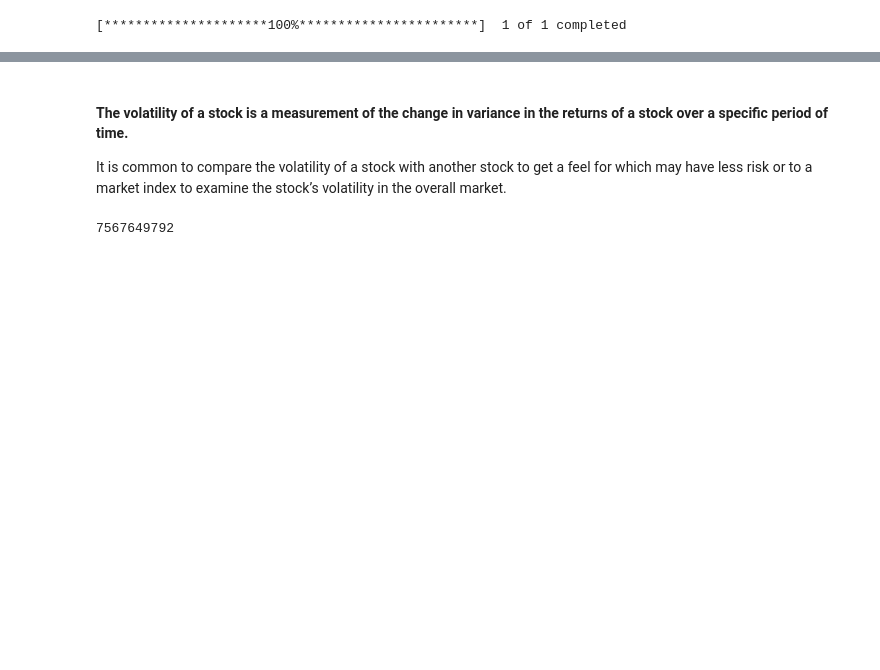
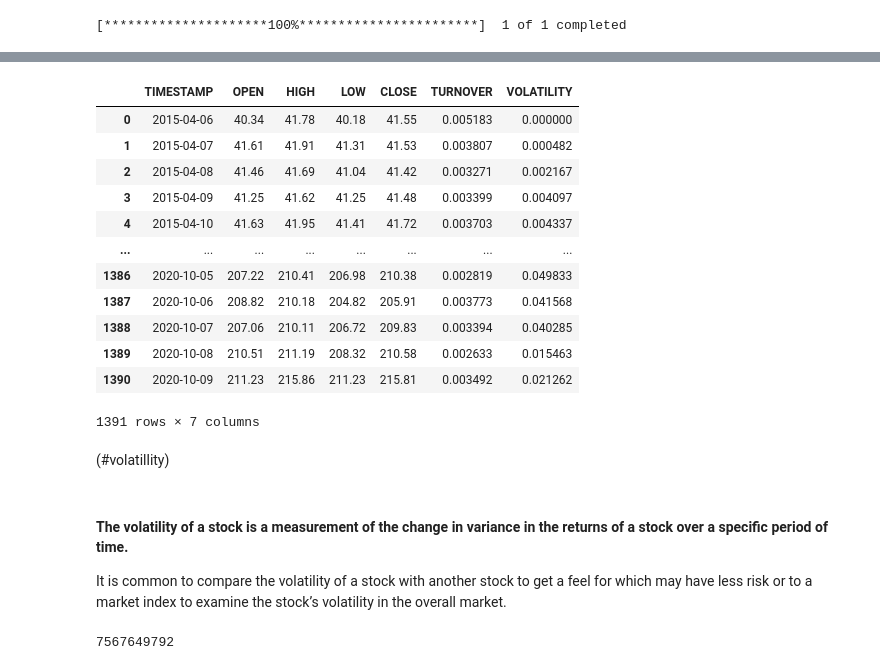
Before and after one commit to dgustave/Project2-Challenge, a Jupyter notebook: notebooks/yfinance.ipynb, the cells around one changed output, grey strips where cells are left out. Saved outputs shown, nothing was run; the diff lists cells and outputs as text; code cells hidden in the pictures; blank space fills up the shorter version.

```diff
--- a/notebooks/yfinance.ipynb
+++ b/notebooks/yfinance.ipynb
@@ -41,0 +205,17 @@ df = data_df.reset_index()
+# %%
+new_df = df.round({"OPEN": 2, "HIGH": 2, "LOW": 2, "CLOSE": 2})
+new_df
+# %% [output]
+|  | TIMESTAMP | OPEN | HIGH | LOW | CLOSE | TURNOVER | VOLATILITY |
+| 0 | 2015-04-06 | 40.34 | 41.78 | 40.18 | 41.55 | 0.005183 | 0.000000 |
+| 1 | 2015-04-07 | 41.61 | 41.91 | 41.31 | 41.53 | 0.003807 | 0.000482 |
+| 2 | 2015-04-08 | 41.46 | 41.69 | 41.04 | 41.42 | 0.003271 | 0.002167 |
+| 3 | 2015-04-09 | 41.25 | 41.62 | 41.25 | 41.48 | 0.003399 | 0.004097 |
+| 4 | 2015-04-10 | 41.63 | 41.95 | 41.41 | 41.72 | 0.003703 | 0.004337 |
+| ... | ... | ... | ... | ... | ... | ... | ... |
+| 1386 | 2020-10-05 | 207.22 | 210.41 | 206.98 | 210.38 | 0.002819 | 0.049833 |
+| 1387 | 2020-10-06 | 208.82 | 210.18 | 204.82 | 205.91 | 0.003773 | 0.041568 |
+| 1388 | 2020-10-07 | 207.06 | 210.11 | 206.72 | 209.83 | 0.003394 | 0.040285 |
+| 1389 | 2020-10-08 | 210.51 | 211.19 | 208.32 | 210.58 | 0.002633 | 0.015463 |
+| 1390 | 2020-10-09 | 211.23 | 215.86 | 211.23 | 215.81 | 0.003492 | 0.021262 |
+1391 rows × 7 columns
@@ -42,3 +224,5 @@ df = data_df.reset_index()
+# %% [markdown]
+(#volatillity)
 # %% [markdown]
 #### The volatility of a stock is a measurement of the change in variance in the returns of a stock over a specific period of time.
 It is common to compare the volatility of a stock with another stock to get a feel for which may have less risk or to a market index to examine the stock’s volatility in the overall market.
```
Also changed, not shown: parts of 28 cells of this notebook, 20 other files.
